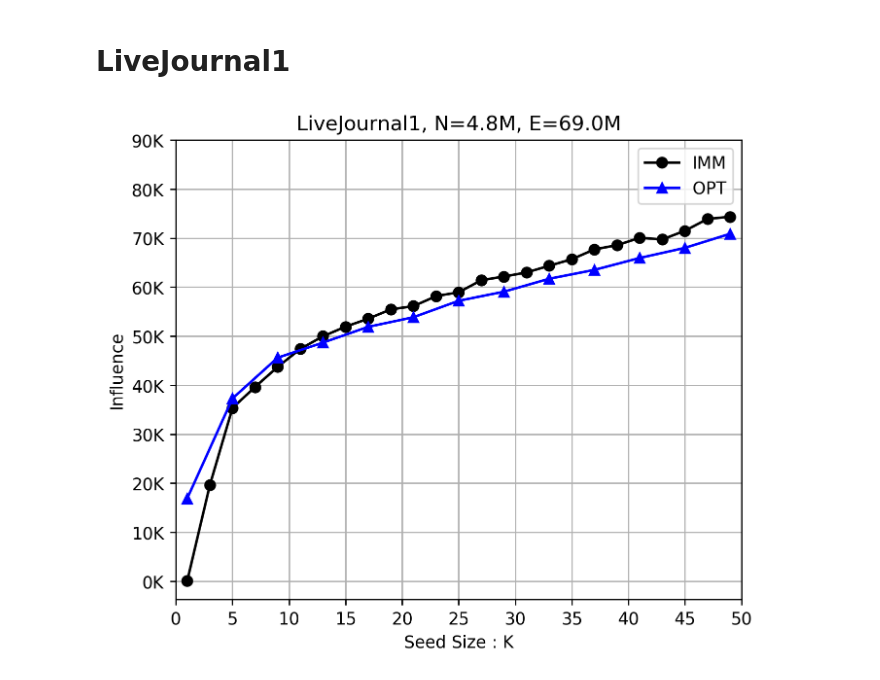
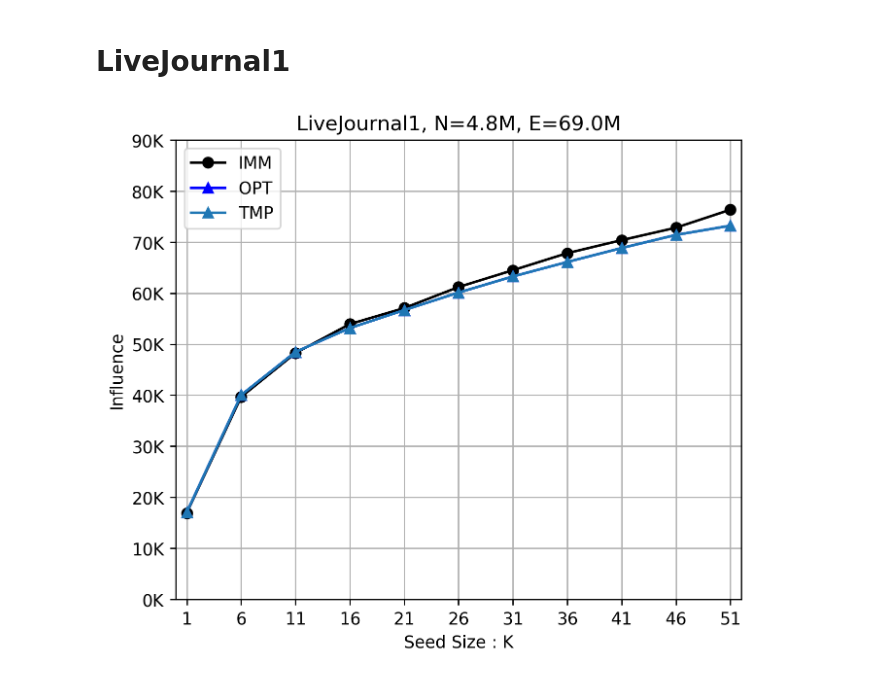
Before and after one commit to FeiGSSS/DMP, a Jupyter notebook: visualization/ALL_DATA.ipynb, the cells around one changed output. Drawn from its saved outputs; the diff is of its cells as text; code cells hidden in the pictures.

```diff
--- a/visualization/ALL_DATA.ipynb
+++ b/visualization/ALL_DATA.ipynb
@@ -81,36 +93,43 @@ plt.show()
 # Pokec
 # %%
 # 导入IMM的结果 {K: [seed, influence]}
-with open("../SOTA_IMM/Pokec_imm_infs.pkl", "rb") as f:
+with open("../SOTA_IMM/Pokec_imm_infs_1_52_5.pkl", "rb") as f:
     IMM_Pokec = pkl.load(f)
 IMM_Pokec_XY = [list(IMM_Pokec.keys()), list([item[1] for item in IMM_Pokec.values()])]
 
 # 导入优化的结果
-with open("../results/Pokec/Once_Pokec_1e-06_30_4_0_0.0.pkl", "rb") as f:
+with open("../results/Pokec/Pokec_1e-06_300_8_0_0.0_1_52_5.pkl", "rb") as f:
     OPT_Pokec = pkl.load(f)
-OPT_Pokec_XY = [list(OPT_Pokec.keys()), list(OPT_Pokec.values())]
+OPT_Pokec_XY = [list(OPT_Pokec.keys()), [x[1] for x in list(OPT_Pokec.values())]]
+
+# 导入OPT的结果
+with open("../results/Pokec/Pokec_1e-06_300_8_0_0.0_1_52_5.pkl", "rb") as f:
+    TMP = pkl.load(f)
+TMP_XY = [list(TMP.keys()), [x[1] for x in list(TMP.values())]]
 
 plt.figure(figsize=(6, 5), dpi=250)
 
 #plt
 plt.plot(IMM_Pokec_XY[0], IMM_Pokec_XY[1], marker="o", c="k")
 plt.plot(OPT_Pokec_XY[0], OPT_Pokec_XY[1], marker="^", c="b")
+plt.plot(TMP_XY[0], TMP_XY[1], marker="^")
+
 #prettify
 ## legend
-legend = ["IMM", "OPT"]
+legend = ["IMM", "OPT", "TMP"]
 plt.legend(legend)
 ## title
 title = "Pokec, N=1.6M, E=30.6M"
 plt.title(title)
 ## ticks
-plt.xticks(range(0, 51, 5))
+plt.xticks(range(1, 52, 5))
 plt.yticks(range(0, 70000, 5000), [str(x)+"K" for x in range(0, 70, 5)])
 ## labels
 plt.xlabel("Seed Size : K")
 plt.ylabel("Influence")
 ## others
-plt.xlim([0.5, 49.5])
+plt.xlim([0, 53])
 plt.grid(True)
-plt.savefig("Pokec.png")
+plt.savefig("./pictures/Pokec.png")
 plt.show()
 # %% [output]
@@ -118,37 +137,44 @@ plt.show()
 # %% [markdown]
 # LiveJournal1
 # %%
-with open("../SOTA_IMM/LiveJournal1_imm_infs.pkl", "rb") as f:
+with open("../SOTA_IMM/LiveJournal1_imm_infs_1_52_5.pkl", "rb") as f:
     IMM_LJ = pkl.load(f)
-IMM_LJ_XY = [list(IMM_LJ.keys()), list(IMM_LJ.values())]
+IMM_LJ_XY = [list(IMM_LJ.keys()), [x[1] for x in list(IMM_LJ.values())]]
 # %%
 # 导入优化的结果
-with open("../results/LiveJournal1/Once_LiveJournal1_1e-06_20_4_0_0.0.pkl", "rb") as f:
+with open("../results/LiveJournal1/LiveJournal1_1e-06_300_8_0_0.0_1_52_5.pkl", "rb") as f:
     OPT_LJ = pkl.load(f)
-OPT_LJ_XY = [list(OPT_LJ.keys()), list(OPT_LJ.values())]
+OPT_LJ_XY = [list(OPT_LJ.keys()), [x[1] for x in list(OPT_LJ.values())]]
 # %%
+# 导入OPT的结果
+with open("../results/LiveJournal1/LiveJournal1_1e-06_300_8_0_0.0_1_52_5.pkl", "rb") as f:
+    TMP = pkl.load(f)
+TMP_XY = [list(TMP.keys()), [x[1] for x in list(TMP.values())]]
+
 plt.figure(figsize=(6, 5), dpi=250)
 
 #plt
 plt.plot(IMM_LJ_XY[0], IMM_LJ_XY[1], marker="o", c="k")
 plt.plot(OPT_LJ_XY[0], OPT_LJ_XY[1], marker="^", c="b")
+plt.plot(TMP_XY[0], TMP_XY[1], marker="^")
+
 #prettify
 ## legend
-legend = ["IMM", "OPT"]
+legend = ["IMM", "OPT", "TMP"]
 plt.legend(legend)
 ## title
 title = "LiveJournal1, N=4.8M, E=69.0M"
 plt.title(title)
 ## ticks
-plt.xticks(range(0, 51, 5))
+plt.xticks(range(1, 52, 5))
 plt.yticks(range(0, 100000, 10000), [str(x)+"K" for x in range(0, 100, 10)])
 ## labels
 plt.xlabel("Seed Size : K")
 plt.ylabel("Influence")
 ## others
-plt.xlim([0, 50])
+plt.xlim([0, 52])
 plt.grid(True)
-plt.savefig("LiveJournal1.png")
+plt.savefig("./pictures/LiveJournal1.png")
 plt.show()
 # %% [output]
-[figure, old version]
+[figure, new version]
```
Also changed, not shown: parts of 6 cells of this notebook, 6 other files.
